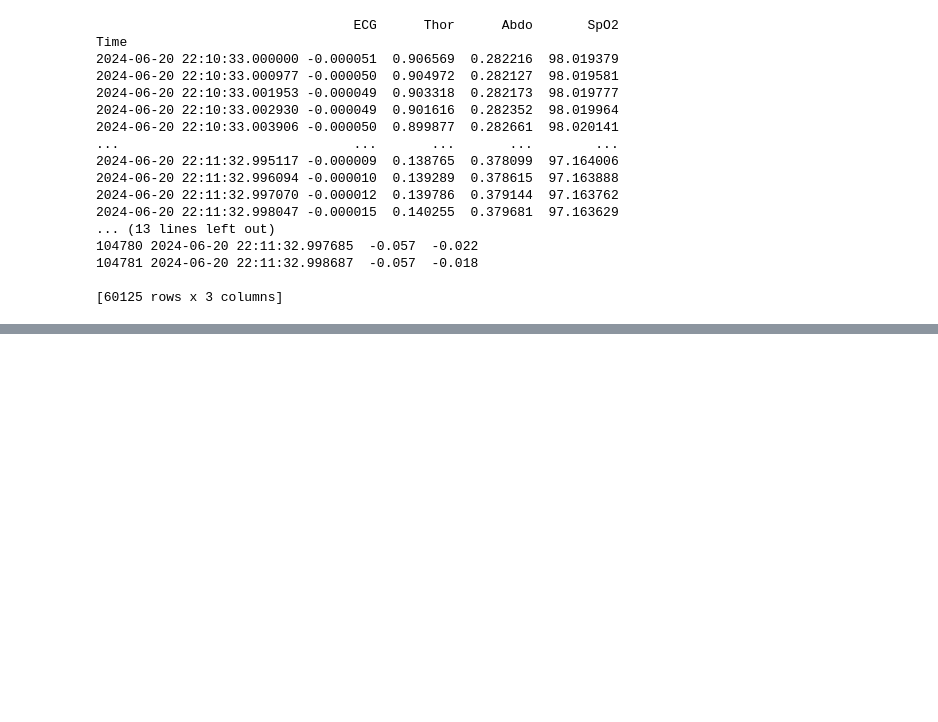
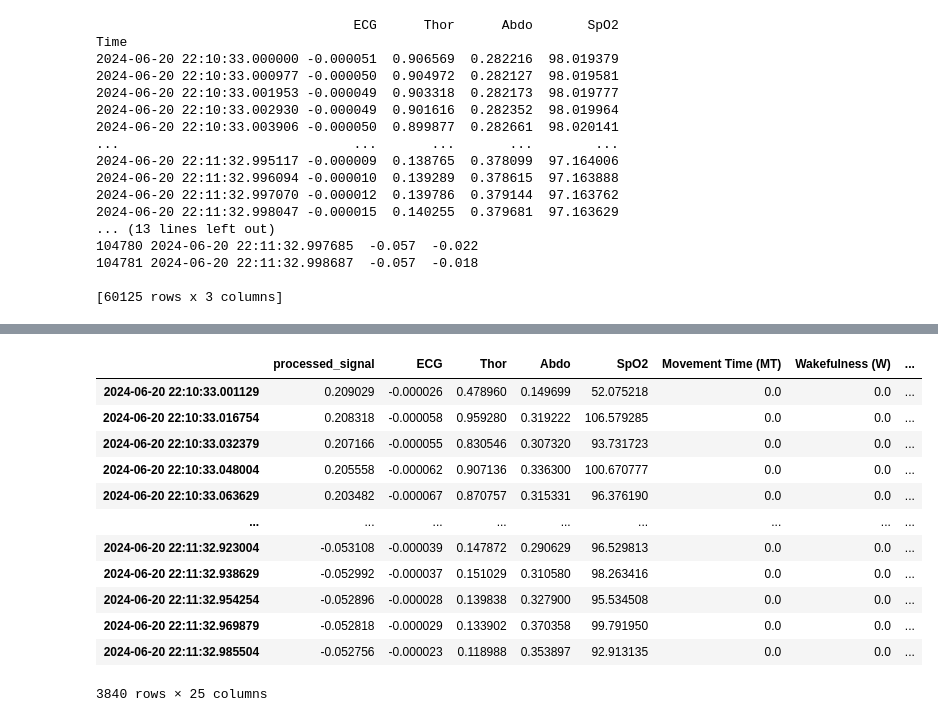
Before and after one commit to w-zzzz/SleepLab, a Jupyter notebook: event_loader_sleep.ipynb, the cells around one changed output, grey strips where cells are left out. Cells and saved outputs as stored; diff of their text form; code cells hidden in the pictures; blank space fills up the shorter version.

```diff
--- a/event_loader_sleep.ipynb
+++ b/event_loader_sleep.ipynb
@@ -1894,0 +1981,23 @@ Time shift applied: -24.796875 seconds
+# %%
+# Copy the original DataFrame to avoid modifying it in place
+merged_aligned_df = psg_aligned.copy()
+
+# Insert the 'processed_signal' column from radar_aligned at the specified position (0)
+merged_aligned_df.insert(0, 'processed_signal', radar_aligned)
+
+# Verify the result
+merged_aligned_df
+# %% [output]
+|  | processed_signal | ECG | Thor | Abdo | SpO2 | Movement Time (MT) | Wakefulness (W) | ... |
+| 2024-06-20 22:10:33.001129 | 0.209029 | -0.000026 | 0.478960 | 0.149699 | 52.075218 | 0.0 | 0.0 | ... |
+| 2024-06-20 22:10:33.016754 | 0.208318 | -0.000058 | 0.959280 | 0.319222 | 106.579285 | 0.0 | 0.0 | ... |
+| 2024-06-20 22:10:33.032379 | 0.207166 | -0.000055 | 0.830546 | 0.307320 | 93.731723 | 0.0 | 0.0 | ... |
+| 2024-06-20 22:10:33.048004 | 0.205558 | -0.000062 | 0.907136 | 0.336300 | 100.670777 | 0.0 | 0.0 | ... |
+| 2024-06-20 22:10:33.063629 | 0.203482 | -0.000067 | 0.870757 | 0.315331 | 96.376190 | 0.0 | 0.0 | ... |
+| ... | ... | ... | ... | ... | ... | ... | ... | ... |
+| 2024-06-20 22:11:32.923004 | -0.053108 | -0.000039 | 0.147872 | 0.290629 | 96.529813 | 0.0 | 0.0 | ... |
+| 2024-06-20 22:11:32.938629 | -0.052992 | -0.000037 | 0.151029 | 0.310580 | 98.263416 | 0.0 | 0.0 | ... |
+| 2024-06-20 22:11:32.954254 | -0.052896 | -0.000028 | 0.139838 | 0.327900 | 95.534508 | 0.0 | 0.0 | ... |
+| 2024-06-20 22:11:32.969879 | -0.052818 | -0.000029 | 0.133902 | 0.370358 | 99.791950 | 0.0 | 0.0 | ... |
+| 2024-06-20 22:11:32.985504 | -0.052756 | -0.000023 | 0.118988 | 0.353897 | 92.913135 | 0.0 | 0.0 | ... |
+3840 rows × 25 columns
```
Also changed, not shown: parts of 12 cells of this notebook, 2 other files.
